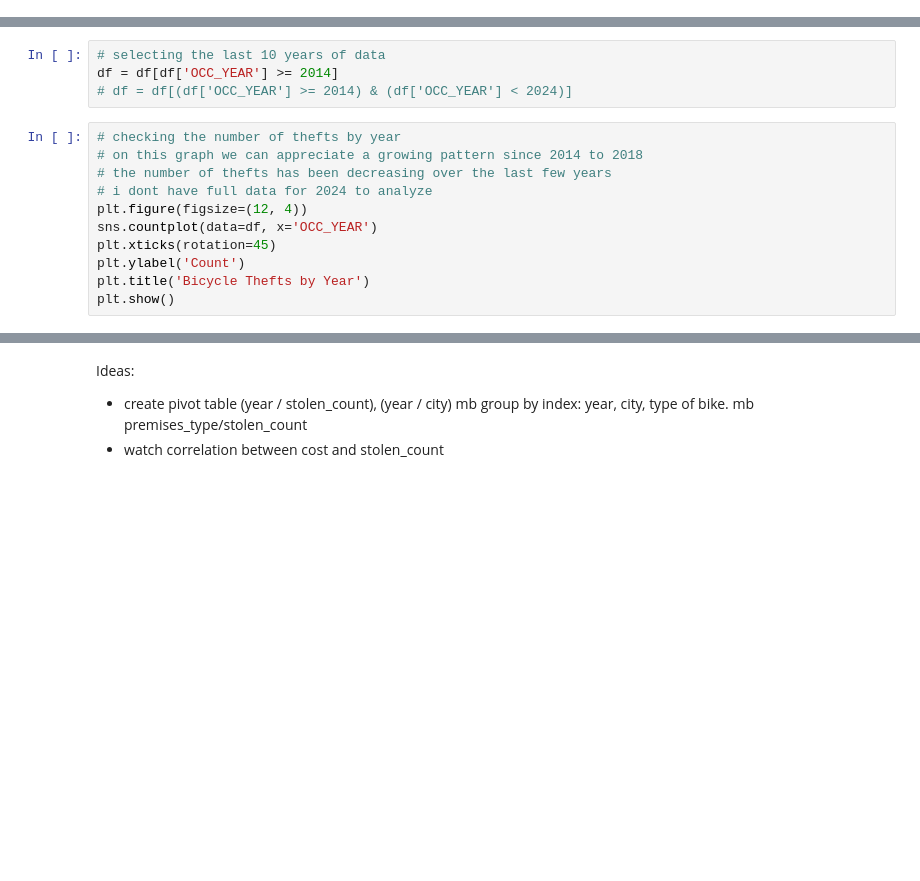
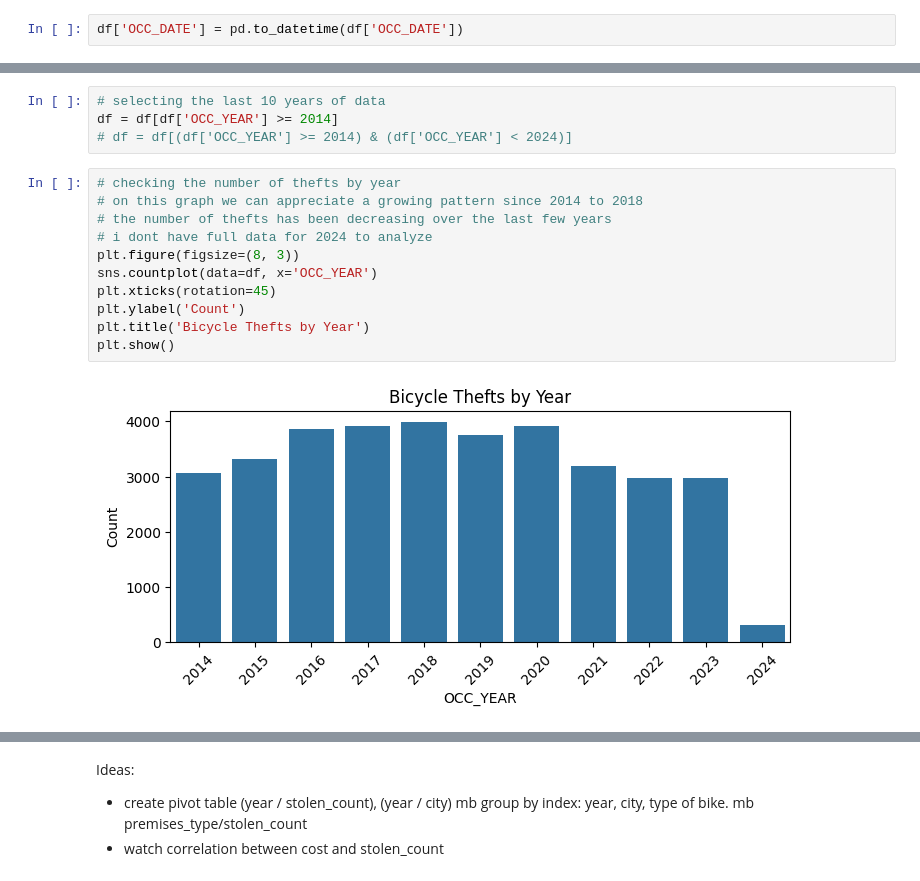
Before and after one commit to kvlrdhrs/Analysis-of-Bicycle-Thefts-in-Toronto, a Jupyter notebook: code.ipynb, the cells around one changed output, grey strips where cells are left out. Drawn from its saved outputs; the diff is of its cells as text; blank space fills up the shorter version.

```diff
--- a/code.ipynb
+++ b/code.ipynb
@@ -34,3 +59,5 @@ df.info()
+# %%
+df['OCC_DATE'] = pd.to_datetime(df['OCC_DATE'])
 # %%
 # describing the data to get a better understanding of the data
 df.describe().T
@@ -53,14 +146,16 @@ df = df[df['OCC_YEAR'] >= 2014]
 # %%
 # checking the number of thefts by year
 # on this graph we can appreciate a growing pattern since 2014 to 2018
 # the number of thefts has been decreasing over the last few years
 # i dont have full data for 2024 to analyze
-plt.figure(figsize=(12, 4))
+plt.figure(figsize=(8, 3))
 sns.countplot(data=df, x='OCC_YEAR')
 plt.xticks(rotation=45)
 plt.ylabel('Count')
 plt.title('Bicycle Thefts by Year')
 plt.show()
+# %% [output]
+[figure, added]
 # %%
 # checking the number of thefts by month
 # There is a seasonality in thefts. Bicycle thefts increase in summer with a peak in July.
```
Also changed, not shown: parts of 19 cells of this notebook.
